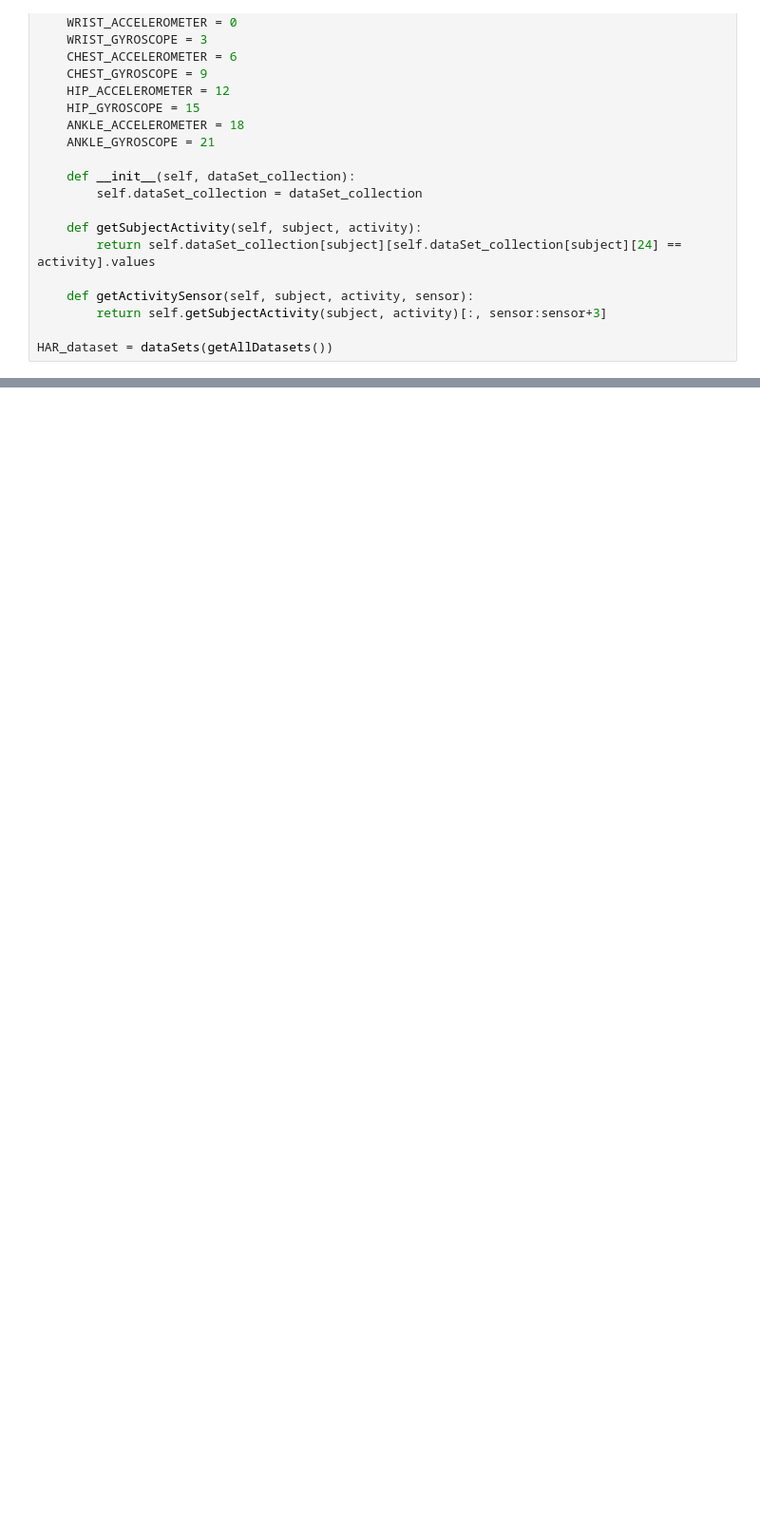
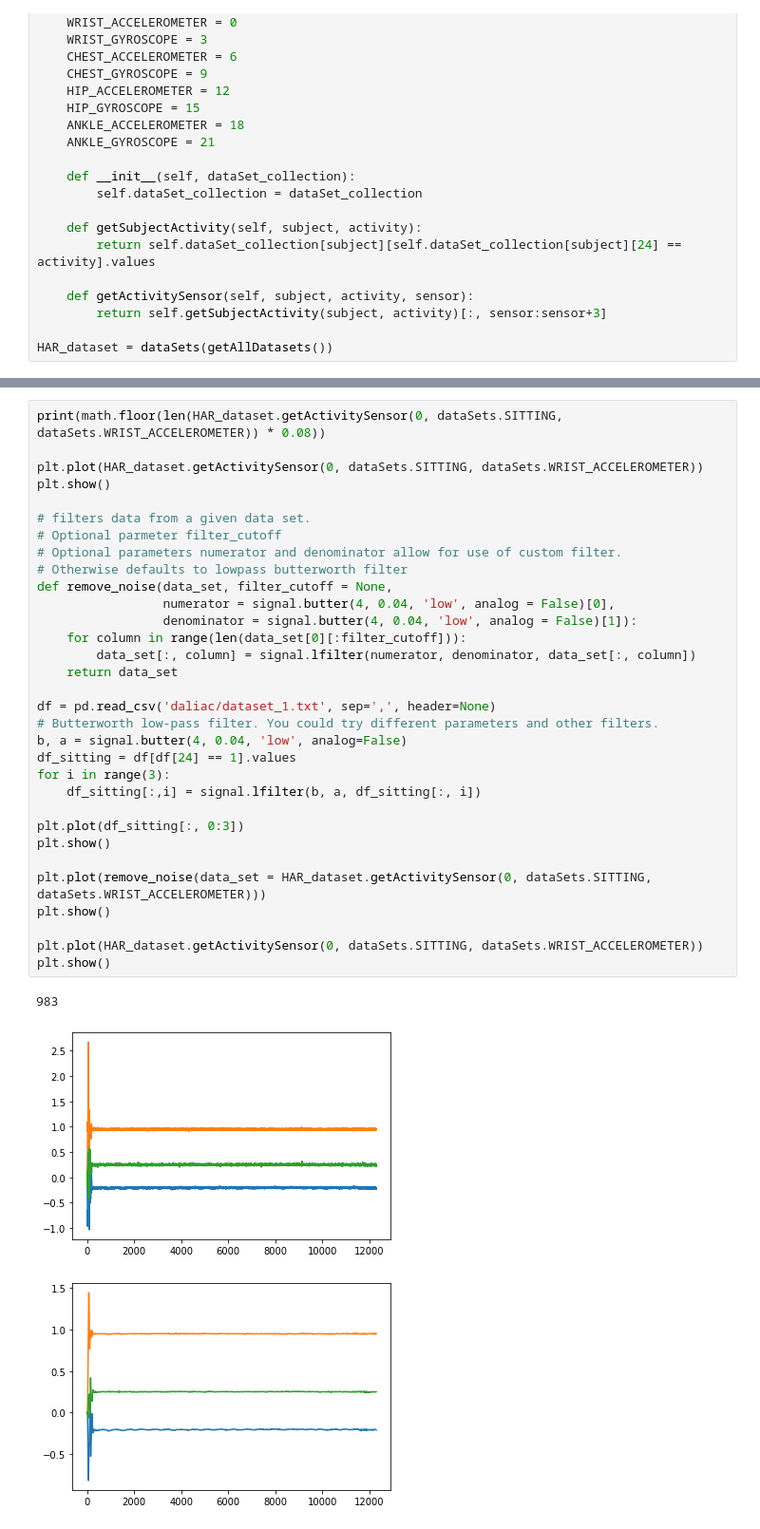
Before and after one commit to 42089069/COMP255_HAR_Project, a Jupyter notebook: HumanActivityRecognitionProject.ipynb, the cells around one changed output, grey strips where cells are left out. Shown at 95% size. Cells and saved outputs as stored; diff of their text form; blank space fills up the shorter version.

```diff
--- a/HumanActivityRecognitionProject.ipynb
+++ b/HumanActivityRecognitionProject.ipynb
@@ -93,0 +99,36 @@ HAR_dataset = dataSets(getAllDatasets())
+# %%
+print(math.floor(len(HAR_dataset.getActivitySensor(0, dataSets.SITTING, dataSets.WRIST_ACCELEROMETER)) * 0.08))
+
+plt.plot(HAR_dataset.getActivitySensor(0, dataSets.SITTING, dataSets.WRIST_ACCELEROMETER))
+plt.show()
+
+# filters data from a given data set.
+# Optional parmeter filter_cutoff
+# Optional parameters numerator and denominator allow for use of custom filter.
+# Otherwise defaults to lowpass butterworth filter
+def remove_noise(data_set, filter_cutoff = None,
+                 numerator = signal.butter(4, 0.04, 'low', analog = False)[0],
+                 denominator = signal.butter(4, 0.04, 'low', analog = False)[1]):
+    for column in range(len(data_set[0][:filter_cutoff])):
+        data_set[:, column] = signal.lfilter(numerator, denominator, data_set[:, column])
+    return data_set
+
+df = pd.read_csv('daliac/dataset_1.txt', sep=',', header=None)
+# Butterworth low-pass filter. You could try different parameters and other filters.
+b, a = signal.butter(4, 0.04, 'low', analog=False)
+df_sitting = df[df[24] == 1].values
+for i in range(3):
+    df_sitting[:,i] = signal.lfilter(b, a, df_sitting[:, i])
+
+plt.plot(df_sitting[:, 0:3])
+plt.show()
+
+plt.plot(remove_noise(data_set = HAR_dataset.getActivitySensor(0, dataSets.SITTING, dataSets.WRIST_ACCELEROMETER)))
+plt.show()
+
+plt.plot(HAR_dataset.getActivitySensor(0, dataSets.SITTING, dataSets.WRIST_ACCELEROMETER))
+plt.show()
+# %% [output]
+983
+[figure, added]
+[figure, added]
```
Also changed, not shown: parts of 2 cells of this notebook.
